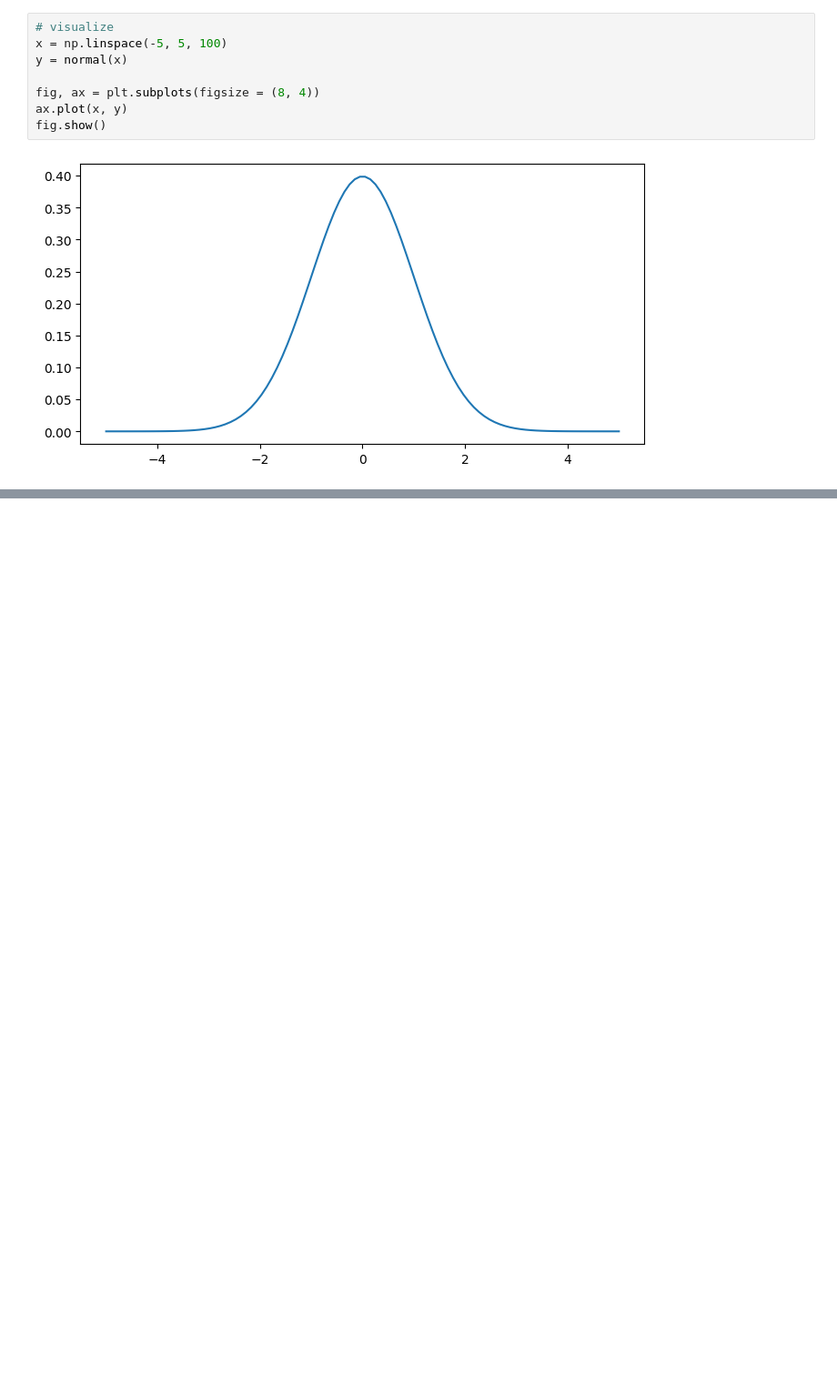
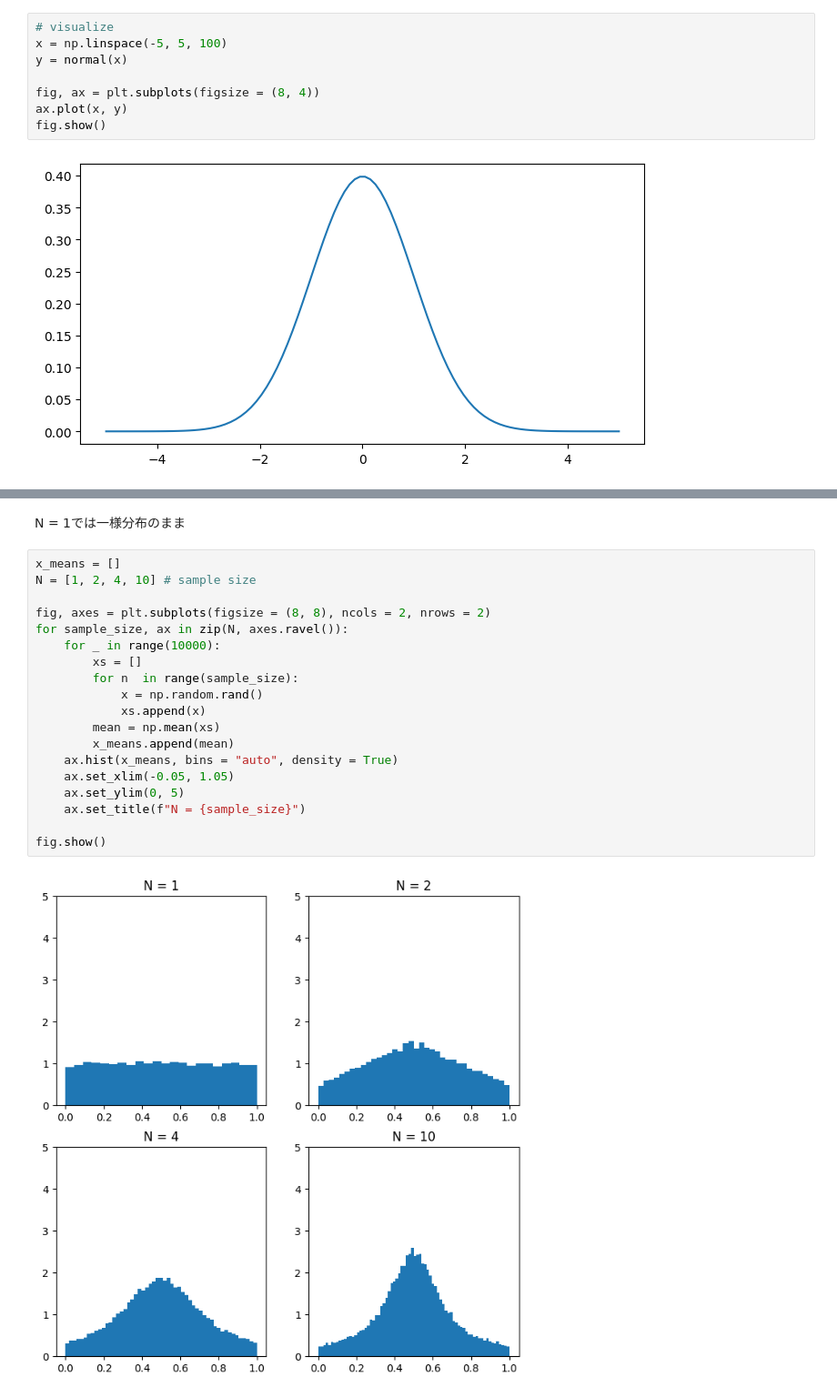
Before and after one commit to Spica08/deep-learning-from-scratch-5, a Jupyter notebook: step1.ipynb, the cells around one changed output, grey strips where cells are left out. Shown at 91% size. Saved outputs shown, nothing was run; the diff lists cells and outputs as text; blank space fills up the shorter version.

```diff
--- a/step1.ipynb
+++ b/step1.ipynb
@@ -58,0 +135,23 @@ fig.show()
+# %% [markdown]
+N = 1では一様分布のまま
+# %%
+x_means = []
+N = [1, 2, 4, 10] # sample size
+
+fig, axes = plt.subplots(figsize = (8, 8), ncols = 2, nrows = 2)
+for sample_size, ax in zip(N, axes.ravel()):
+    for _ in range(10000):
+        xs = []
+        for n  in range(sample_size):
+            x = np.random.rand()
+            xs.append(x)
+        mean = np.mean(xs)
+        x_means.append(mean)
+    ax.hist(x_means, bins = "auto", density = True)
+    ax.set_xlim(-0.05, 1.05)
+    ax.set_ylim(0, 5)
+    ax.set_title(f"N = {sample_size}")
+
+fig.show()
+# %% [output]
+[figure, added]
```
Also changed, not shown: parts of 16 cells of this notebook.
